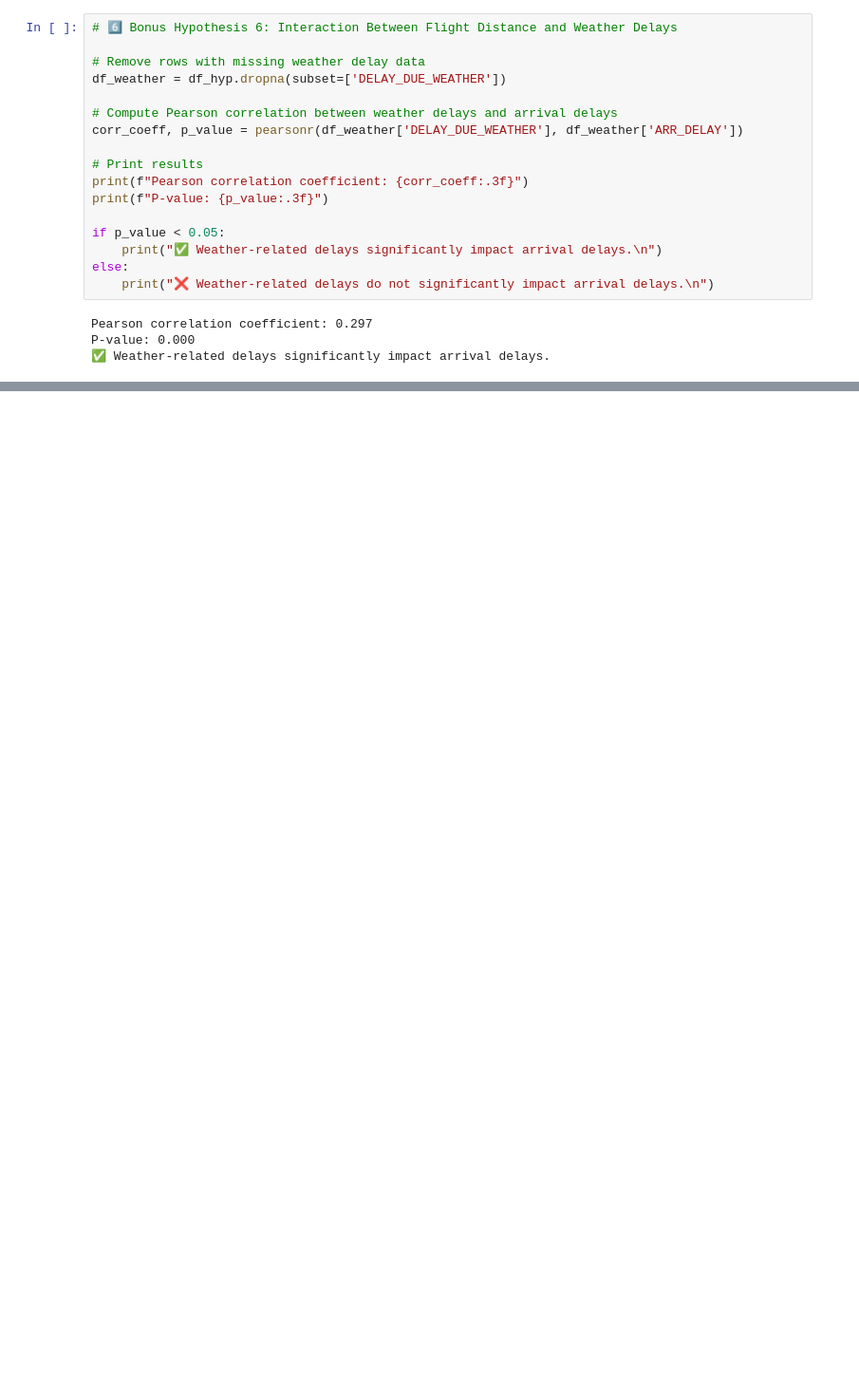
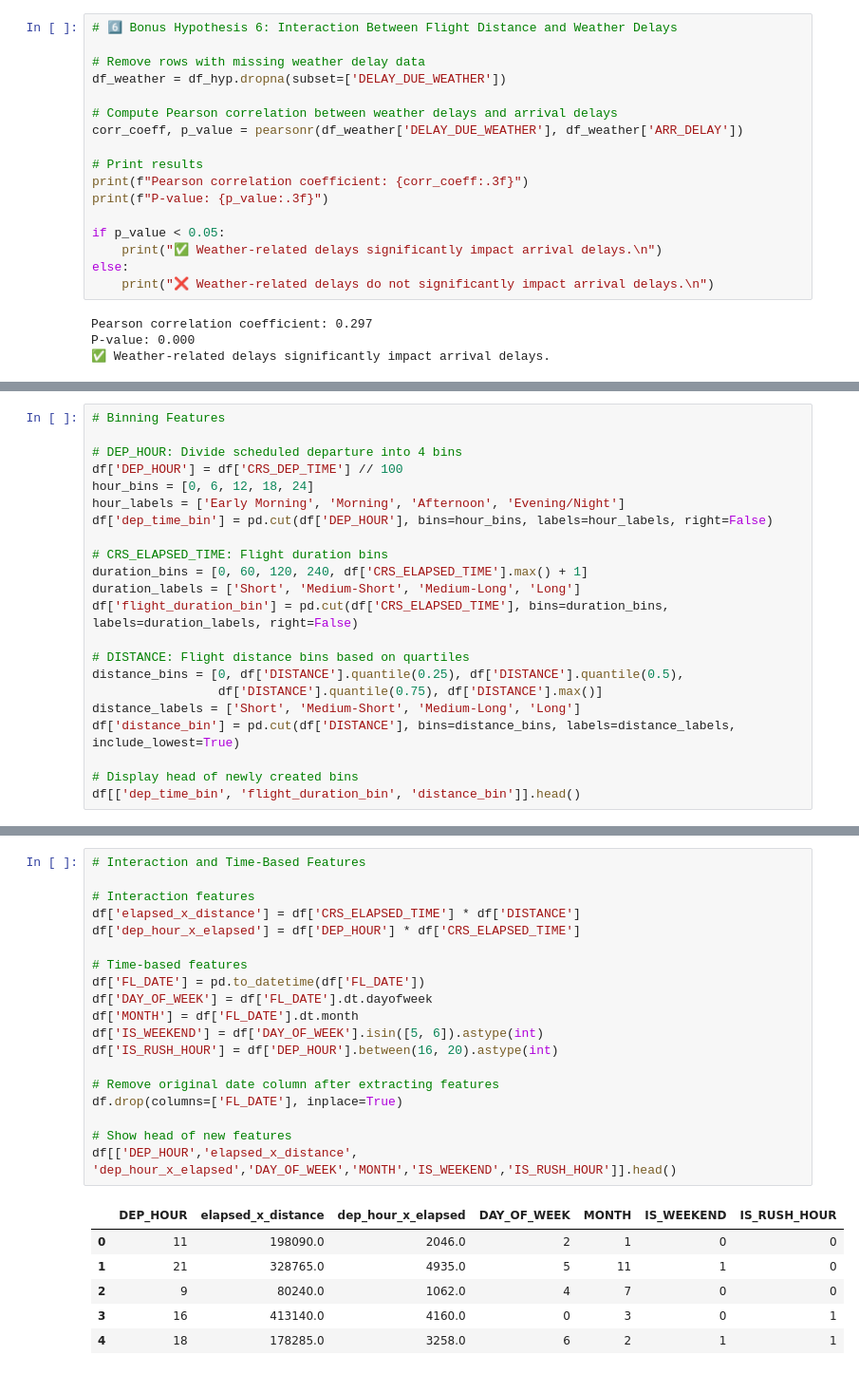
Before and after one commit to mica-1999/Data-Science, a Jupyter notebook: ProjectCodes/ProjetoCDJupyter.ipynb, the cells around one changed output, grey strips where cells are left out. Shown at 95% size. Drawn from its saved outputs; the diff is of its cells as text; blank space fills up the shorter version.

```diff
--- a/ProjectCodes/ProjetoCDJupyter.ipynb
+++ b/ProjectCodes/ProjetoCDJupyter.ipynb
@@ -907,0 +1001,22 @@ P-value: 0.000
+# %%
+# Binning Features
+
+# DEP_HOUR: Divide scheduled departure into 4 bins
+df['DEP_HOUR'] = df['CRS_DEP_TIME'] // 100
+hour_bins = [0, 6, 12, 18, 24]
+hour_labels = ['Early Morning', 'Morning', 'Afternoon', 'Evening/Night']
+df['dep_time_bin'] = pd.cut(df['DEP_HOUR'], bins=hour_bins, labels=hour_labels, right=False)
+
+# CRS_ELAPSED_TIME: Flight duration bins
+duration_bins = [0, 60, 120, 240, df['CRS_ELAPSED_TIME'].max() + 1]
+duration_labels = ['Short', 'Medium-Short', 'Medium-Long', 'Long']
+df['flight_duration_bin'] = pd.cut(df['CRS_ELAPSED_TIME'], bins=duration_bins, labels=duration_labels, right=False)
+
+# DISTANCE: Flight distance bins based on quartiles
+distance_bins = [0, df['DISTANCE'].quantile(0.25), df['DISTANCE'].quantile(0.5),
+                 df['DISTANCE'].quantile(0.75), df['DISTANCE'].max()]
+distance_labels = ['Short', 'Medium-Short', 'Medium-Long', 'Long']
+df['distance_bin'] = pd.cut(df['DISTANCE'], bins=distance_bins, labels=distance_labels, include_lowest=True)
+
+# Display head of newly created bins
+df[['dep_time_bin', 'flight_duration_bin', 'distance_bin']].head()
@@ -907,0 +1048,26 @@ P-value: 0.000
+# %%
+# Interaction and Time-Based Features
+
+# Interaction features
+df['elapsed_x_distance'] = df['CRS_ELAPSED_TIME'] * df['DISTANCE']
+df['dep_hour_x_elapsed'] = df['DEP_HOUR'] * df['CRS_ELAPSED_TIME']
+
+# Time-based features
+df['FL_DATE'] = pd.to_datetime(df['FL_DATE'])
+df['DAY_OF_WEEK'] = df['FL_DATE'].dt.dayofweek
+df['MONTH'] = df['FL_DATE'].dt.month
+df['IS_WEEKEND'] = df['DAY_OF_WEEK'].isin([5, 6]).astype(int)
+df['IS_RUSH_HOUR'] = df['DEP_HOUR'].between(16, 20).astype(int)
+
+# Remove original date column after extracting features
+df.drop(columns=['FL_DATE'], inplace=True)
+
+# Show head of new features
+df[['DEP_HOUR','elapsed_x_distance', 'dep_hour_x_elapsed','DAY_OF_WEEK','MONTH','IS_WEEKEND','IS_RUSH_HOUR']].head()
+# %% [output]
+|  | DEP_HOUR | elapsed_x_distance | dep_hour_x_elapsed | DAY_OF_WEEK | MONTH | IS_WEEKEND | IS_RUSH_HOUR |
+| 0 | 11 | 198090.0 | 2046.0 | 2 | 1 | 0 | 0 |
+| 1 | 21 | 328765.0 | 4935.0 | 5 | 11 | 1 | 0 |
+| 2 | 9 | 80240.0 | 1062.0 | 4 | 7 | 0 | 0 |
+| 3 | 16 | 413140.0 | 4160.0 | 0 | 3 | 0 | 1 |
+| 4 | 18 | 178285.0 | 3258.0 | 6 | 2 | 1 | 1 |
```
Also changed, not shown: parts of 8 cells of this notebook, 8 other files.
